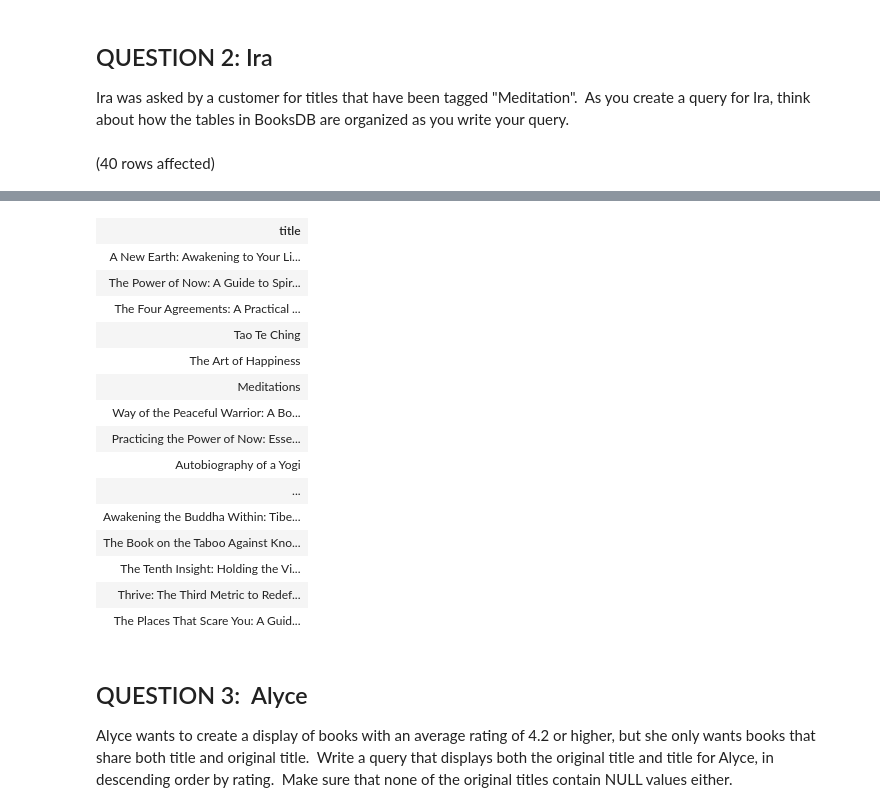
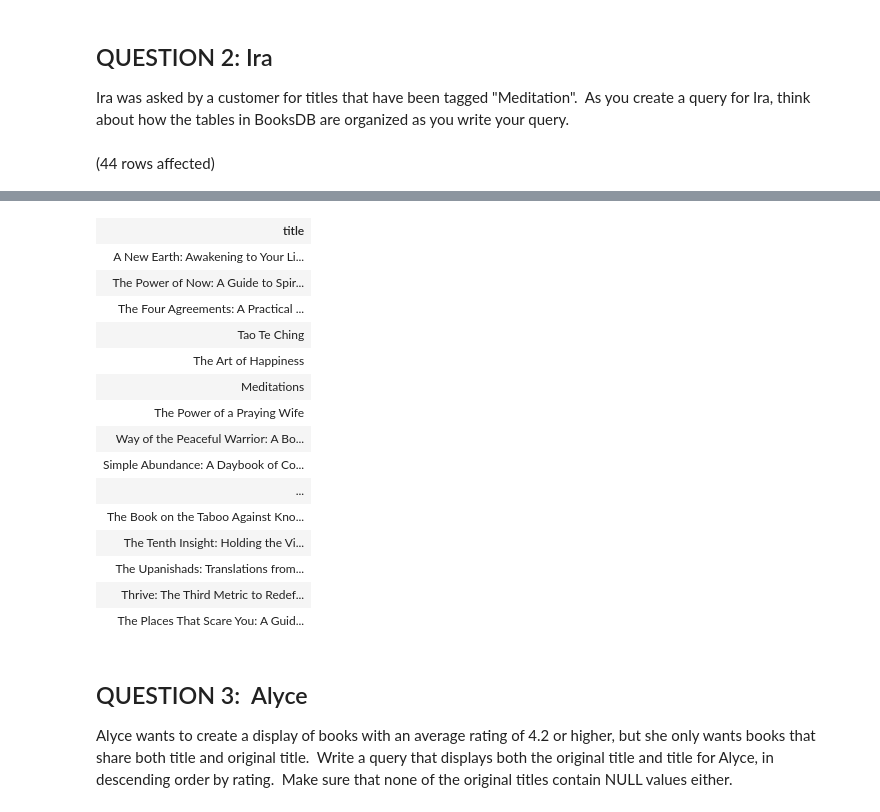
Before and after one commit to AishuSenthil/SQL-Part-4-Studio, a Jupyter notebook: Notebook-0.ipynb, the cells around one changed output, grey strips where cells are left out. Saved outputs shown, nothing was run; the diff lists cells and outputs as text; code cells hidden in the pictures.

```diff
--- a/Notebook-0.ipynb
+++ b/Notebook-0.ipynb
@@ -47,6 +59,6 @@ WHERE book_id IN
     WHERE bt.tag_id IN
         (SELECT t.tag_id                --Query to find tag id and tag name with meditation
         FROM tags AS t
-        WHERE t.tag_name = 'Meditation'))
+        WHERE t.tag_name like '%Meditation%'))
 # %% [output]
-(40 rows affected)
+(44 rows affected)
@@ -54,17 +66,17 @@ Total execution time: 00:00:00.181
 | title |
 | A New Earth: Awakening to Your Li... |
 | The Power of Now: A Guide to Spir... |
 | The Four Agreements: A Practical ... |
 | Tao Te Ching |
 | The Art of Happiness |
 | Meditations |
+| The Power of a Praying Wife |
 | Way of the Peaceful Warrior: A Bo... |
-| Practicing the Power of Now: Esse... |
-| Autobiography of a Yogi |
+| Simple Abundance: A Daybook of Co... |
 | ... |
-| Awakening the Buddha Within: Tibe... |
 | The Book on the Taboo Against Kno... |
 | The Tenth Insight: Holding the Vi... |
+| The Upanishads: Translations from... |
 | Thrive: The Third Metric to Redef... |
 | The Places That Scare You: A Guid... |
 # %% [markdown]
```
Also changed, not shown: parts of 5 cells of this notebook.
